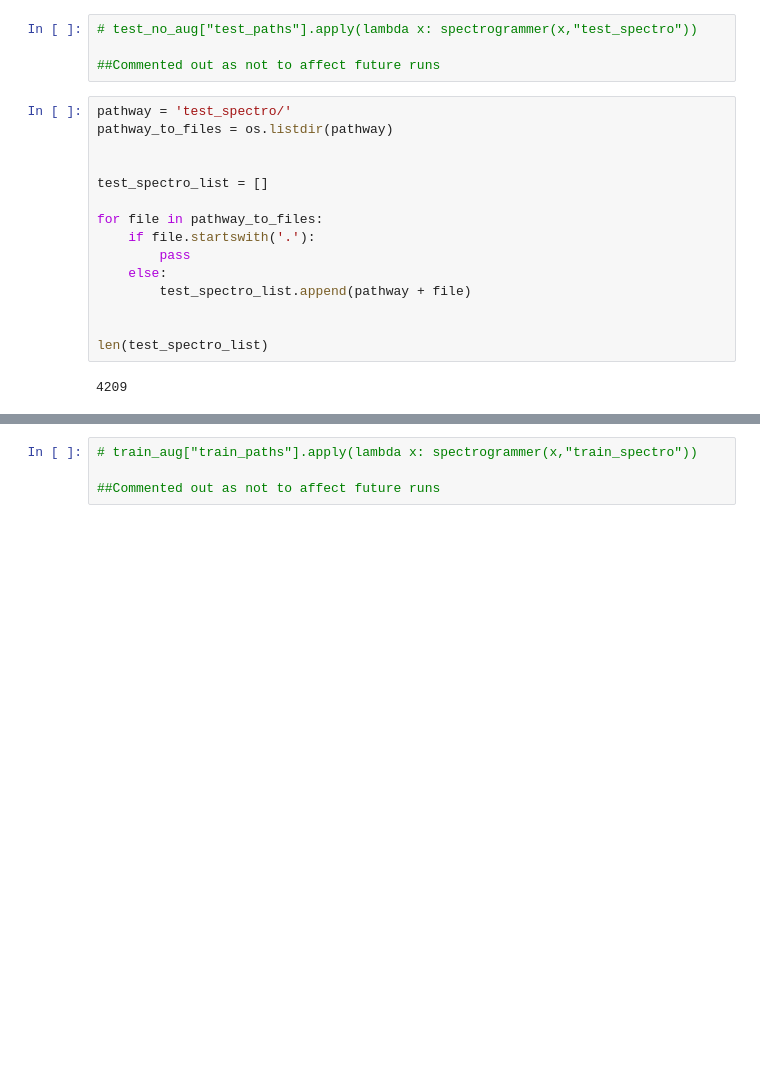
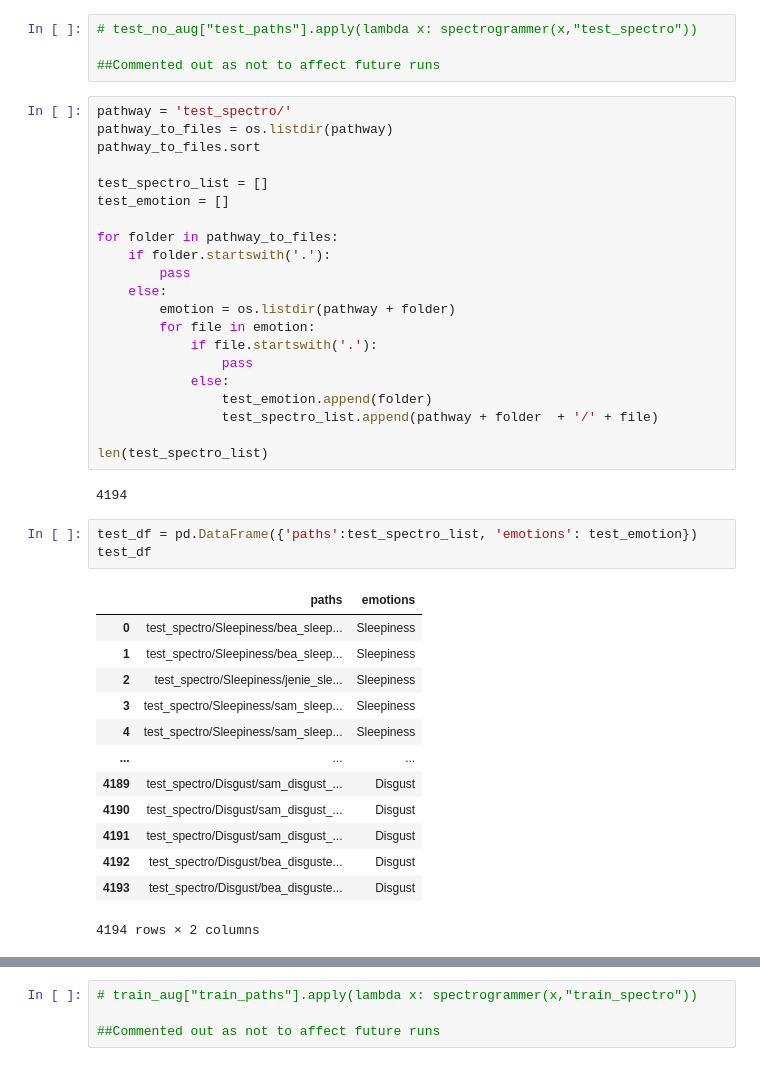
Before and after one commit to njw27/Speech_Emotion_Recognition_SER, a Jupyter notebook: EDA_notebook.ipynb, the cells around one changed output, grey strips where cells are left out. Saved outputs shown, nothing was run; the diff lists cells and outputs as text; blank space fills up the shorter version.

```diff
--- a/EDA_notebook.ipynb
+++ b/EDA_notebook.ipynb
@@ -625,17 +604,40 @@ og_path ='EmoV-DB_sorted/sam/Amused/sam_amused_00003.wav'
 # %%
 pathway = 'test_spectro/'
 pathway_to_files = os.listdir(pathway)
-
+pathway_to_files.sort
 
 test_spectro_list = []
+test_emotion = []
 
-for file in pathway_to_files:
-    if file.startswith('.'):
+for folder in pathway_to_files:
+    if folder.startswith('.'):
         pass
     else:
-        test_spectro_list.append(pathway + file)
-
+        emotion = os.listdir(pathway + folder)
+        for file in emotion:
+            if file.startswith('.'):
+                pass
+            else:
+                test_emotion.append(folder)
+                test_spectro_list.append(pathway + folder  + '/' + file)
 
 len(test_spectro_list)
 # %% [output]
-4209
+4194
+# %%
+test_df = pd.DataFrame({'paths':test_spectro_list, 'emotions': test_emotion})
+test_df
+# %% [output]
+|  | paths | emotions |
+| 0 | test_spectro/Sleepiness/bea_sleep... | Sleepiness |
+| 1 | test_spectro/Sleepiness/bea_sleep... | Sleepiness |
+| 2 | test_spectro/Sleepiness/jenie_sle... | Sleepiness |
+| 3 | test_spectro/Sleepiness/sam_sleep... | Sleepiness |
+| 4 | test_spectro/Sleepiness/sam_sleep... | Sleepiness |
+| ... | ... | ... |
+| 4189 | test_spectro/Disgust/sam_disgust_... | Disgust |
+| 4190 | test_spectro/Disgust/sam_disgust_... | Disgust |
+| 4191 | test_spectro/Disgust/sam_disgust_... | Disgust |
+| 4192 | test_spectro/Disgust/bea_disguste... | Disgust |
+| 4193 | test_spectro/Disgust/bea_disguste... | Disgust |
+4194 rows × 2 columns
```
Also changed, not shown: parts of 49 cells of this notebook.
